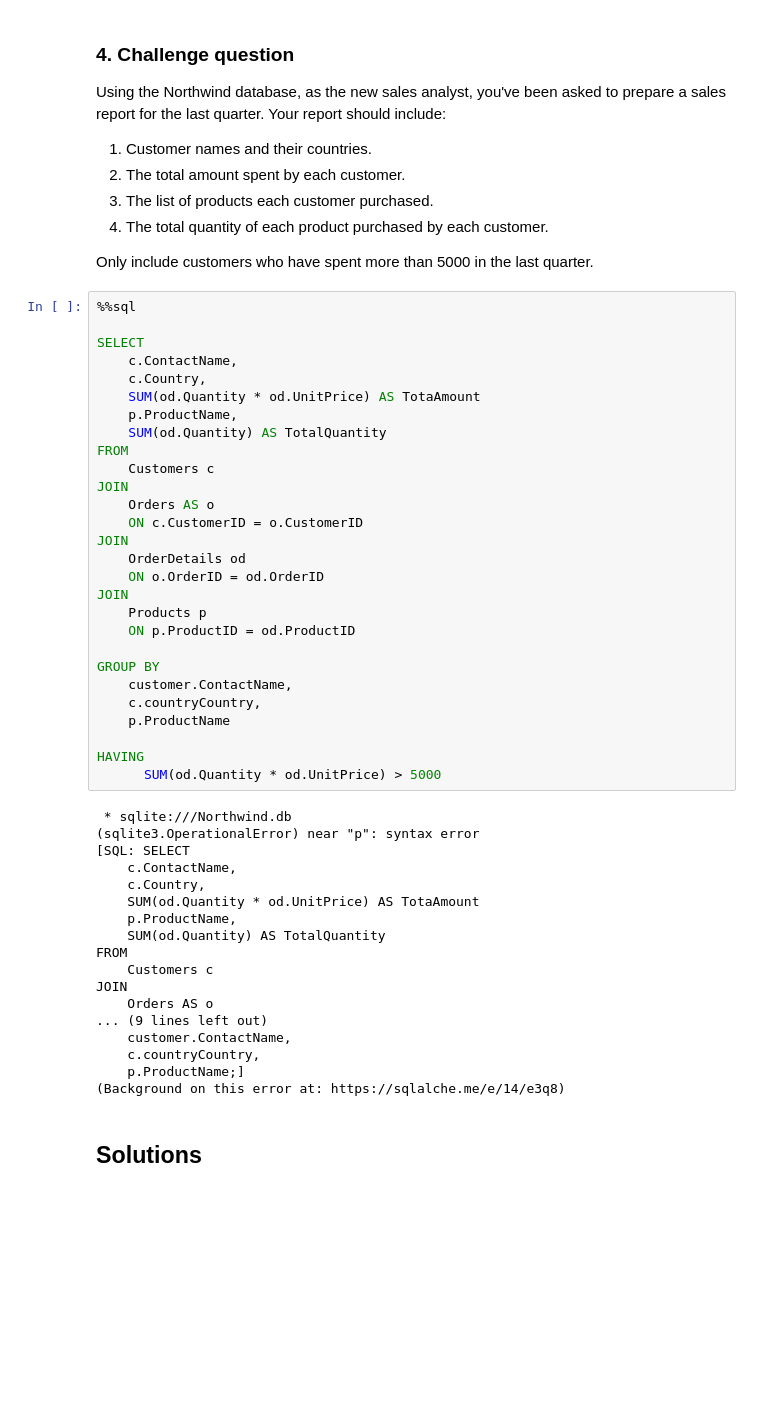
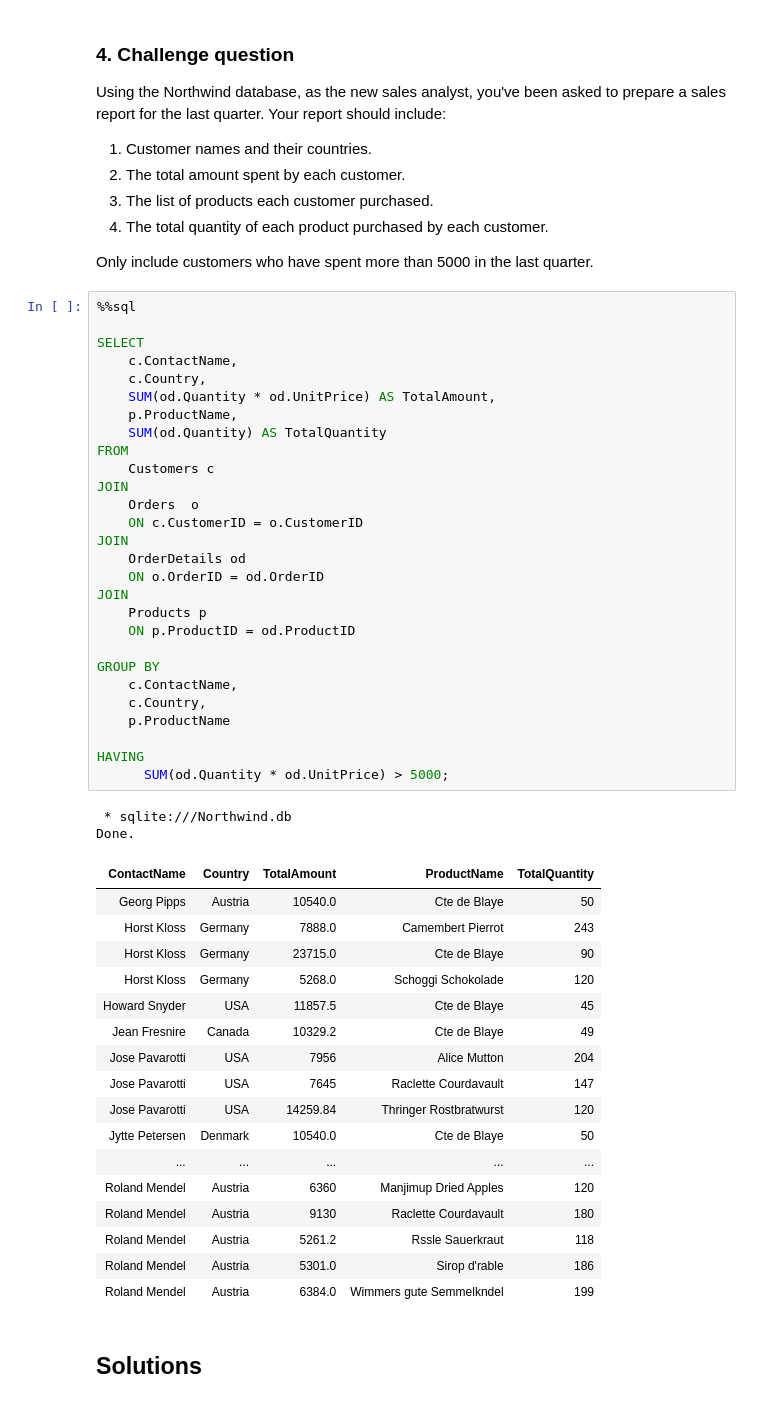
Before and after one commit to RealElvince/northwind-project-2, a Jupyter notebook: Joins and set operations [Exercise].ipynb, the cells around one changed output. Saved outputs shown, nothing was run; the diff lists cells and outputs as text; blank space fills up the shorter version.

```diff
--- a/Joins and set operations [Exercise].ipynb
+++ b/Joins and set operations [Exercise].ipynb
@@ -173,49 +173,51 @@ Only include customers who have spent more than 5000 in the last quarter.
 # %%
 %%sql
 
 SELECT
     c.ContactName,
     c.Country,
-    SUM(od.Quantity * od.UnitPrice) AS TotaAmount
+    SUM(od.Quantity * od.UnitPrice) AS TotalAmount,
     p.ProductName,
     SUM(od.Quantity) AS TotalQuantity
 FROM
     Customers c
 JOIN
-    Orders AS o
+    Orders  o
     ON c.CustomerID = o.CustomerID
 JOIN
     OrderDetails od
     ON o.OrderID = od.OrderID
 JOIN
     Products p
     ON p.ProductID = od.ProductID
 
 GROUP BY
-    customer.ContactName,
-    c.countryCountry,
+    c.ContactName,
+    c.Country,
     p.ProductName
 
 HAVING
-      SUM(od.Quantity * od.UnitPrice) > 5000
+      SUM(od.Quantity * od.UnitPrice) > 5000;
 # %% [output]
  * sqlite:///Northwind.db
-(sqlite3.OperationalError) near "p": syntax error
-[SQL: SELECT
-    c.ContactName,
-    c.Country,
-    SUM(od.Quantity * od.UnitPrice) AS TotaAmount
-    p.ProductName,
-    SUM(od.Quantity) AS TotalQuantity
-FROM
-    Customers c
-JOIN
-    Orders AS o
-... (9 lines left out)
-    customer.ContactName,
-    c.countryCountry,
-    p.ProductName;]
-(Background on this error at: https://sqlalche.me/e/14/e3q8)
+Done.
+| ContactName | Country | TotalAmount | ProductName | TotalQuantity |
+| Georg Pipps | Austria | 10540.0 | Cte de Blaye | 50 |
+| Horst Kloss | Germany | 7888.0 | Camembert Pierrot | 243 |
+| Horst Kloss | Germany | 23715.0 | Cte de Blaye | 90 |
+| Horst Kloss | Germany | 5268.0 | Schoggi Schokolade | 120 |
+| Howard Snyder | USA | 11857.5 | Cte de Blaye | 45 |
+| Jean Fresnire | Canada | 10329.2 | Cte de Blaye | 49 |
+| Jose Pavarotti | USA | 7956 | Alice Mutton | 204 |
+| Jose Pavarotti | USA | 7645 | Raclette Courdavault | 147 |
+| Jose Pavarotti | USA | 14259.84 | Thringer Rostbratwurst | 120 |
+| Jytte Petersen | Denmark | 10540.0 | Cte de Blaye | 50 |
+| ... | ... | ... | ... | ... |
+| Roland Mendel | Austria | 6360 | Manjimup Dried Apples | 120 |
+| Roland Mendel | Austria | 9130 | Raclette Courdavault | 180 |
+| Roland Mendel | Austria | 5261.2 | Rssle Sauerkraut | 118 |
+| Roland Mendel | Austria | 5301.0 | Sirop d'rable | 186 |
+| Roland Mendel | Austria | 6384.0 | Wimmers gute Semmelkndel | 199 |
 # %% [markdown]
 ## Solutions
 # %% [markdown]
```
Also changed, not shown: parts of 3 cells of this notebook.
